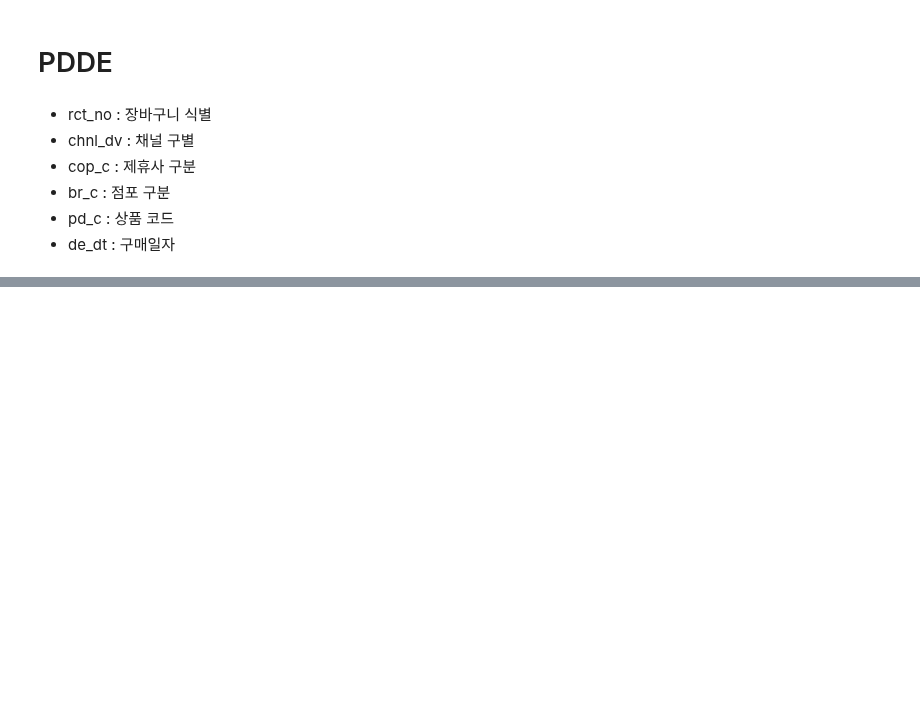
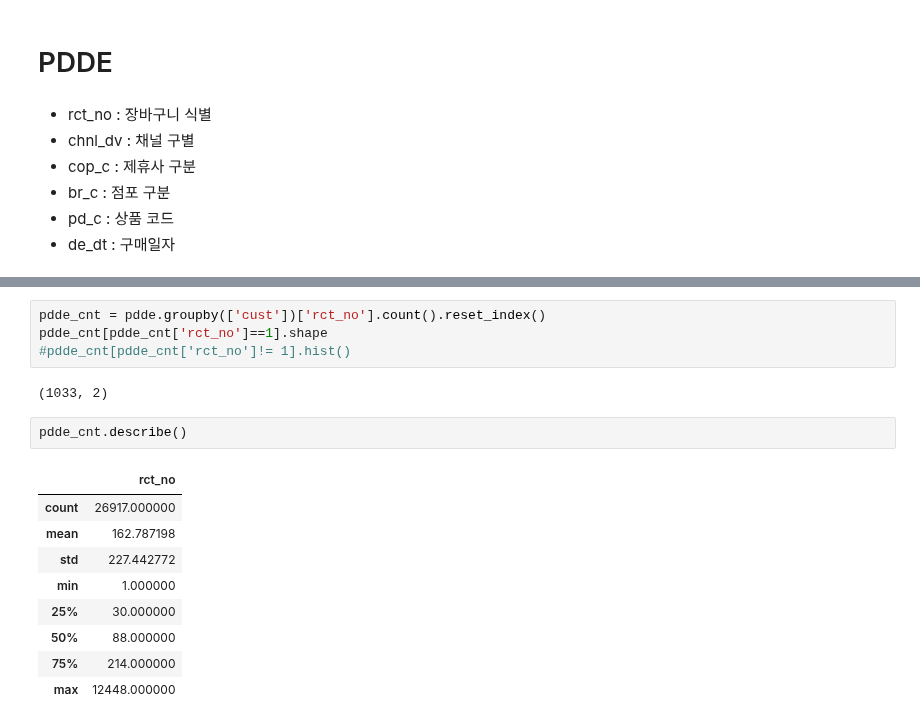
Before and after one commit to hyuuunn/Project, a Jupyter notebook: 4_project/card point data eda.ipynb, the cells around one changed output, grey strips where cells are left out. Cells and saved outputs as stored; diff of their text form; blank space fills up the shorter version.

```diff
--- a/4_project/card point data eda.ipynb
+++ b/4_project/card point data eda.ipynb
@@ -100,0 +145,18 @@ sns.barplot(data = demo.groupby(['zon_hlv','ages'])['cust'].count().reset_index(
+# %%
+pdde_cnt = pdde.groupby(['cust'])['rct_no'].count().reset_index()
+pdde_cnt[pdde_cnt['rct_no']==1].shape
+#pdde_cnt[pdde_cnt['rct_no']!= 1].hist()
+# %% [output]
+(1033, 2)
+# %%
+pdde_cnt.describe()
+# %% [output]
+|  | rct_no |
+| count | 26917.000000 |
+| mean | 162.787198 |
+| std | 227.442772 |
+| min | 1.000000 |
+| 25% | 30.000000 |
+| 50% | 88.000000 |
+| 75% | 214.000000 |
+| max | 12448.000000 |
```
Also changed, not shown: parts of 10 cells of this notebook.
